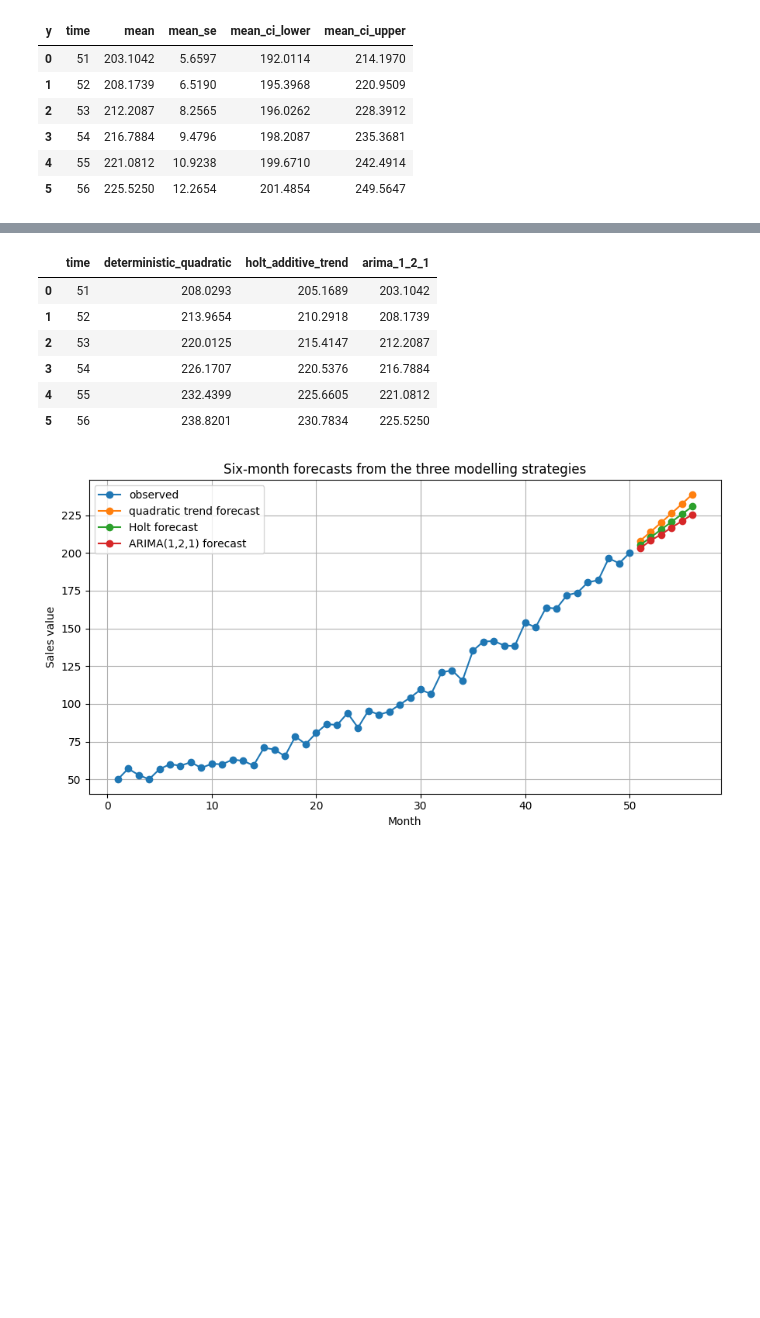
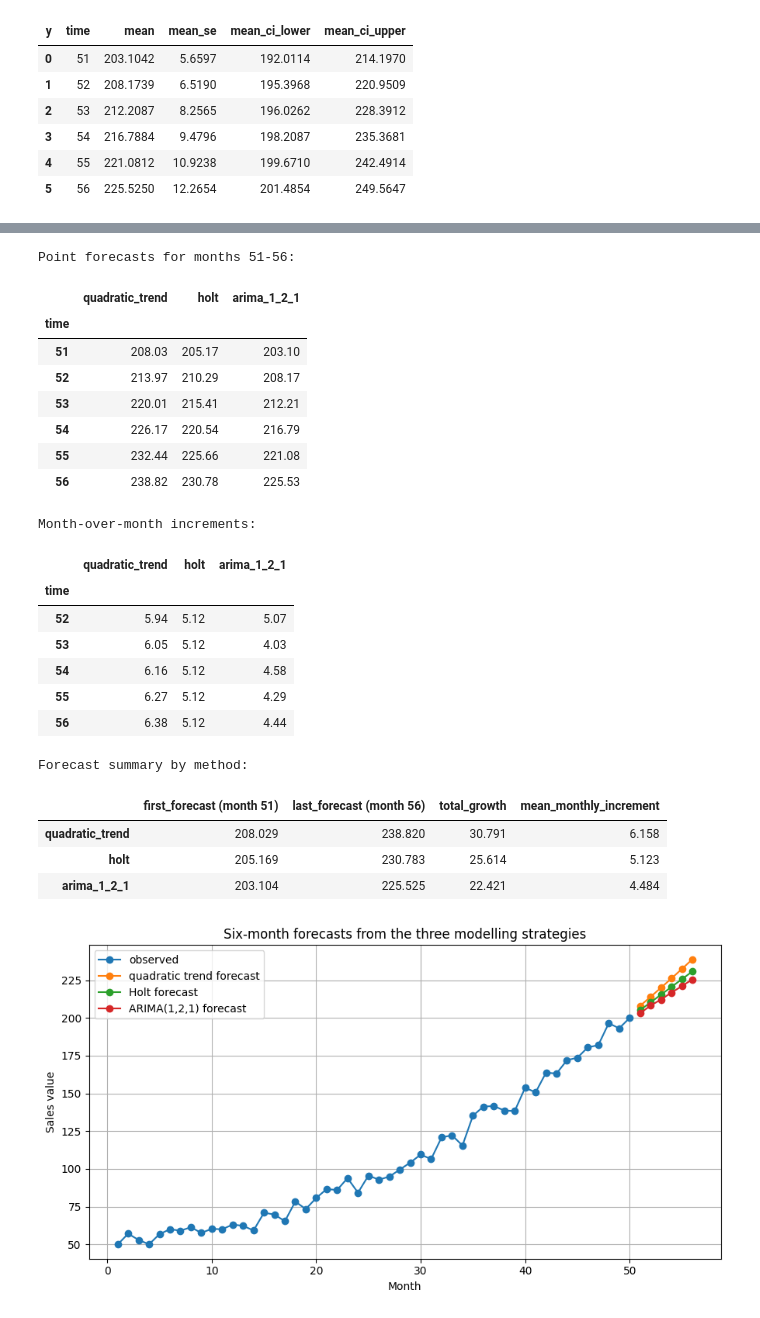
Before and after one commit to BlackLight54/MathStat-phd-assignment, a Jupyter notebook: Farkas_Martin_homework.ipynb, the cells around one changed output, grey strips where cells are left out. Cells and saved outputs as stored; diff of their text form; code cells hidden in the pictures; blank space fills up the shorter version.

```diff
--- a/Farkas_Martin_homework.ipynb
+++ b/Farkas_Martin_homework.ipynb
@@ -542,32 +792,64 @@ After the burn-in of the first two observations lost to differencing, the residu
 # %%
 combined_forecasts = pd.DataFrame(
     {
         "time": np.arange(51, 57),
-        "deterministic_quadratic": trend_forecast["mean"].to_numpy(),
-        "holt_additive_trend": es_forecast["forecast"].to_numpy(),
+        "quadratic_trend": trend_forecast["mean"].to_numpy(),
+        "holt": es_forecast["forecast"].to_numpy(),
         "arima_1_2_1": arima_forecast["mean"].to_numpy(),
     }
 )
-display(combined_forecasts)
+combined_forecasts_display = combined_forecasts.set_index("time")
+print("Point forecasts for months 51-56:")
+display(combined_forecasts_display.round(2))
+
+monthly_increments = combined_forecasts_display.diff().dropna()
+print("Month-over-month increments:")
+display(monthly_increments.round(2))
+
+forecast_summary = pd.DataFrame(
+    {
+        "first_forecast (month 51)": combined_forecasts_display.iloc[0],
+        "last_forecast (month 56)": combined_forecasts_display.iloc[-1],
+        "total_growth": combined_forecasts_display.iloc[-1] - combined_forecasts_display.iloc[0],
+        "mean_monthly_increment": monthly_increments.mean(),
+    }
+).round(3)
+print("Forecast summary by method:")
+display(forecast_summary)
 
 fig, ax = plt.subplots(figsize=(9, 5))
 ax.plot(df3["time"], df3["value"], marker="o", label="observed")
-ax.plot(combined_forecasts["time"], combined_forecasts["deterministic_quadratic"], marker="o", label="quadratic trend forecast")
-ax.plot(combined_forecasts["time"], combined_forecasts["holt_additive_trend"], marker="o", label="Holt forecast")
+ax.plot(combined_forecasts["time"], combined_forecasts["quadratic_trend"], marker="o", label="quadratic trend forecast")
+ax.plot(combined_forecasts["time"], combined_forecasts["holt"], marker="o", label="Holt forecast")
 ax.plot(combined_forecasts["time"], combined_forecasts["arima_1_2_1"], marker="o", label="ARIMA(1,2,1) forecast")
 ax.set_xlabel("Month")
 ax.set_ylabel("Sales value")
 ax.set_title("Six-month forecasts from the three modelling strategies")
 ax.legend()
 plt.tight_layout()
 plt.show()
 # %% [output]
+Point forecasts for months 51-56:
-|  | time | deterministic_quadratic | holt_additive_trend | arima_1_2_1 |
-| 0 | 51 | 208.0293 | 205.1689 | 203.1042 |
-| 1 | 52 | 213.9654 | 210.2918 | 208.1739 |
-| 2 | 53 | 220.0125 | 215.4147 | 212.2087 |
-| 3 | 54 | 226.1707 | 220.5376 | 216.7884 |
-| 4 | 55 | 232.4399 | 225.6605 | 221.0812 |
-| 5 | 56 | 238.8201 | 230.7834 | 225.5250 |
+|  | quadratic_trend | holt | arima_1_2_1 |
+| time |  |  |  |
+| 51 | 208.03 | 205.17 | 203.10 |
+| 52 | 213.97 | 210.29 | 208.17 |
+| 53 | 220.01 | 215.41 | 212.21 |
+| 54 | 226.17 | 220.54 | 216.79 |
+| 55 | 232.44 | 225.66 | 221.08 |
+| 56 | 238.82 | 230.78 | 225.53 |
+Month-over-month increments:
+|  | quadratic_trend | holt | arima_1_2_1 |
+| time |  |  |  |
+| 52 | 5.94 | 5.12 | 5.07 |
+| 53 | 6.05 | 5.12 | 4.03 |
+| 54 | 6.16 | 5.12 | 4.58 |
+| 55 | 6.27 | 5.12 | 4.29 |
+| 56 | 6.38 | 5.12 | 4.44 |
+Forecast summary by method:
+|  | first_forecast (month 51) | last_forecast (month 56) | total_growth | mean_monthly_increment |
+| quadratic_trend | 208.029 | 238.820 | 30.791 | 6.158 |
+| holt | 205.169 | 230.783 | 25.614 | 5.123 |
+| arima_1_2_1 | 203.104 | 225.525 | 22.421 | 4.484 |
 [figure]
 # %% [markdown]
```
Also changed, not shown: parts of 15 cells of this notebook.
